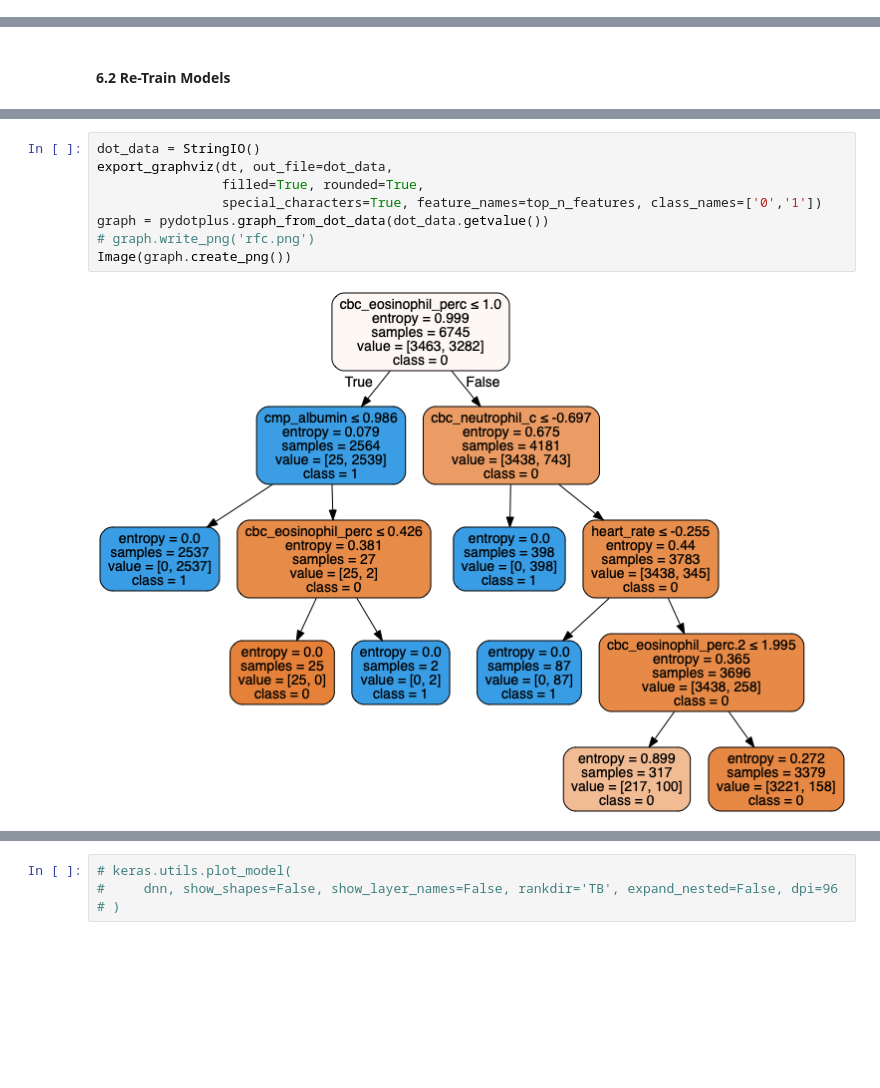
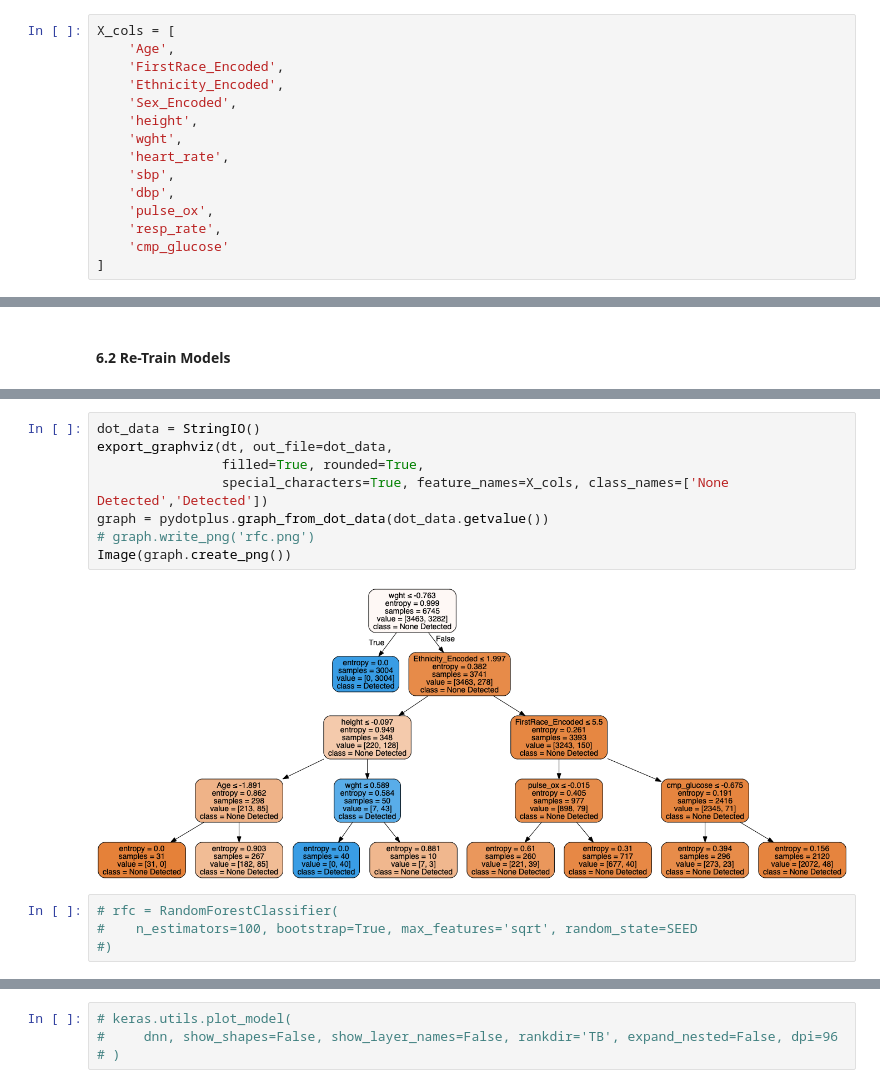
Before and after one commit to iainmuir6/Machine-Learning-with-Coronavirus-Data, a Jupyter notebook: ml_covid_research_final.ipynb, the cells around one changed output, grey strips where cells are left out. Drawn from its saved outputs; the diff is of its cells as text; blank space fills up the shorter version.

Commit message:
randomized/grid search + model updates

```diff
--- a/ml_covid_research_final.ipynb
+++ b/ml_covid_research_final.ipynb
@@ -1574,6 +1568,21 @@ retrain, retest = train_test_split(combined, test_size=0.5, random_state=SEED)
 target = 'COVIDResult_Encoded'
 X_cols = combined.columns.tolist()
 X_cols.remove(target)
+# %%
+X_cols = [
+    'Age',
+    'FirstRace_Encoded',
+    'Ethnicity_Encoded',
+    'Sex_Encoded',
+    'height',
+    'wght',
+    'heart_rate',
+    'sbp',
+    'dbp',
+    'pulse_ox',
+    'resp_rate',
+    'cmp_glucose'
+]
 # %%
 X_retrain = retrain[X_cols]
 y_retrain = retrain[target]
@@ -1602,12 +1611,16 @@ F1: 95.86%
 # %%
 dot_data = StringIO()
 export_graphviz(dt, out_file=dot_data,
                 filled=True, rounded=True,
-                special_characters=True, feature_names=top_n_features, class_names=['0','1'])
+                special_characters=True, feature_names=X_cols, class_names=['None Detected','Detected'])
 graph = pydotplus.graph_from_dot_data(dot_data.getvalue())
 # graph.write_png('rfc.png')
 Image(graph.create_png())
 # %% [output]
-[figure, old version]
+[figure, new version]
+# %%
+# rfc = RandomForestClassifier(
+#    n_estimators=100, bootstrap=True, max_features='sqrt', random_state=SEED
+#)
 # %%
 rfc = RandomForestClassifier(
```
Also changed, not shown: parts of 26 cells of this notebook.
